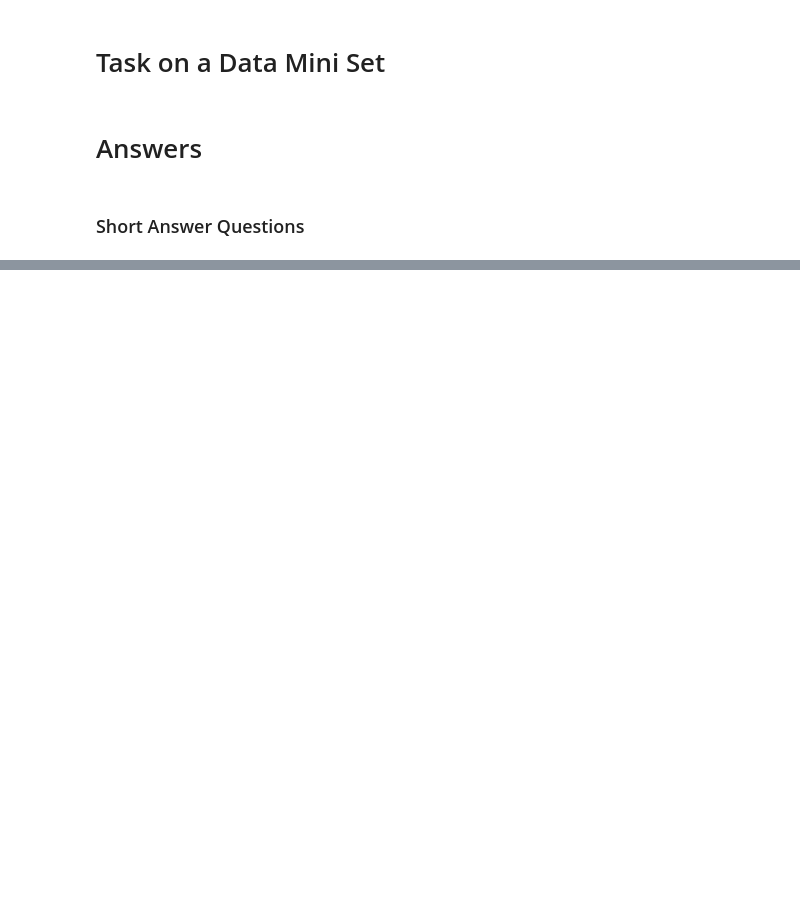
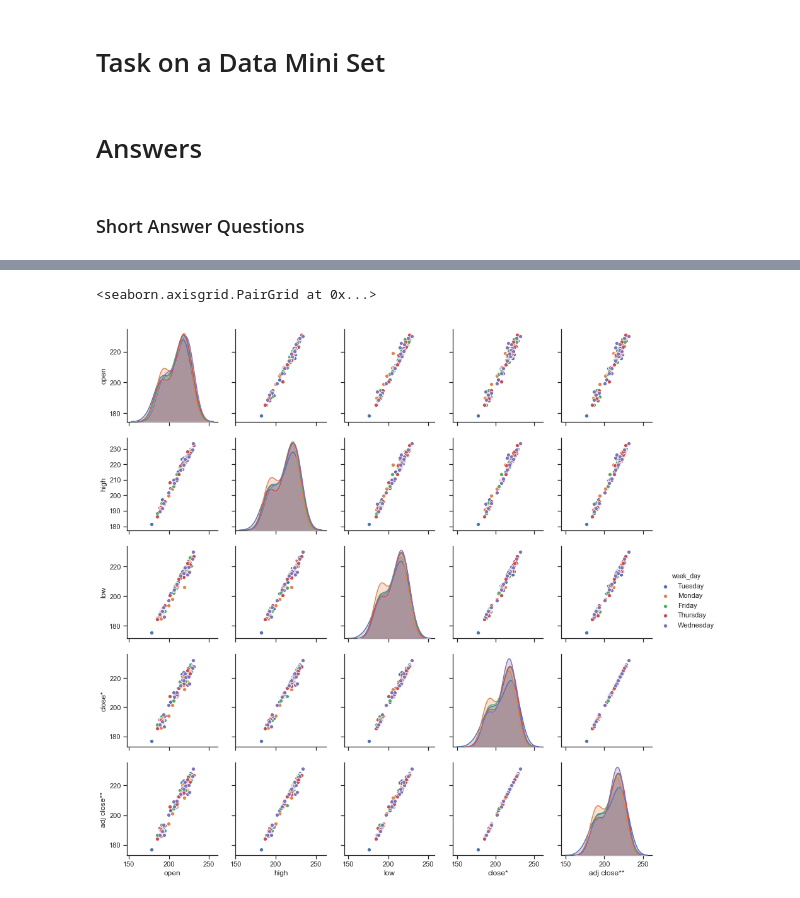
Before and after one commit to carlosezmz/MidtermPrep, a Jupyter notebook: Half of midterm exam.ipynb, the cells around one changed output, grey strips where cells are left out. Drawn from its saved outputs; the diff is of its cells as text; code cells hidden in the pictures; blank space fills up the shorter version.

```diff
--- a/Half of midterm exam.ipynb
+++ b/Half of midterm exam.ipynb
@@ -123,3 +160,10 @@ ________________________________________
+# %%
+# using seaborn create a pairplot differentiating the day of the week.
+
+import seaborn as sns
+
+sns.set(style='ticks')
+_________________________
 # %% [markdown]
 # Task on a Data Mini Set
 # %% [markdown]
@@ -200,0 +311,7 @@ For all other conversions use the data-type specific converters pd.to_datetime,
+# %%
+# Data inspection
+df.info()
+df.describe()
+df = df.drop(['date'], axis=1)
+
+df.head()
@@ -200,0 +338,17 @@ For all other conversions use the data-type specific converters pd.to_datetime,
+# %%
+# import 'datetime' as 'dt to create a new column for the day of the week for each row named 'week_day'.
+# Hint: use 'week_name' as an atribute of datetime
+
+import datetime as dt
+
+df['week_day'] = df['date'].dt.weekday_name
+# %%
+# using seaborn create a pairplot differentiating the day of the week.
+
+import seaborn as sns
+
+sns.set(style='ticks')
+sns.pairplot(df, hue='week_day')
+# %% [output]
+<seaborn.axisgrid.PairGrid at 0x...>
+[figure, added]
```
Also changed, not shown: parts of 24 cells of this notebook.
